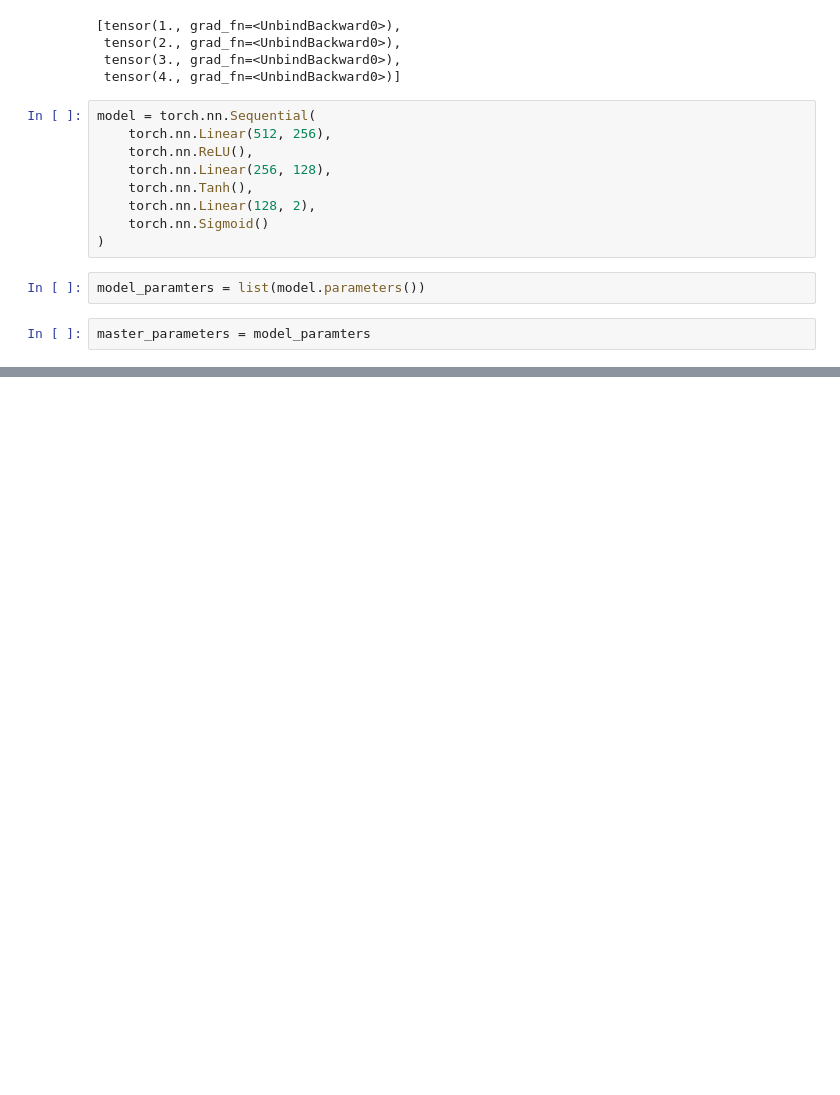
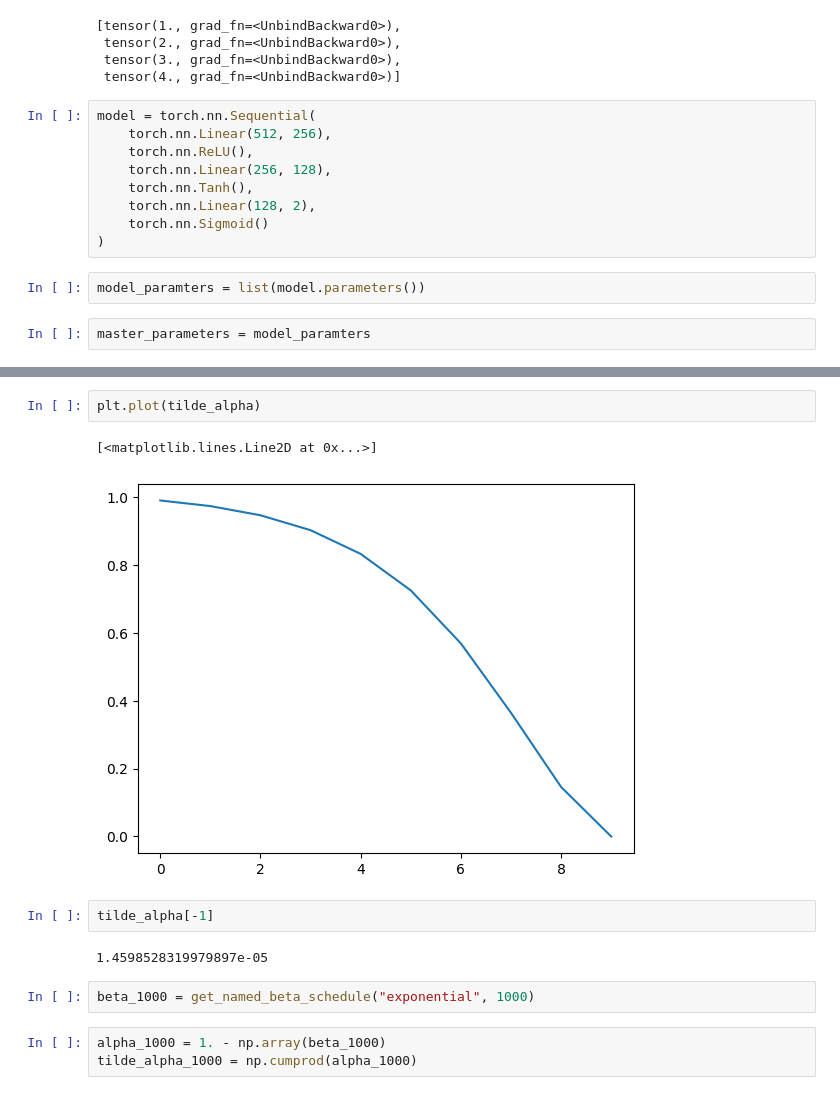
Before and after one commit to openai/improved-diffusion, a Jupyter notebook: notebook/torch_experiment.ipynb, the cells around one changed output, grey strips where cells are left out. Cells and saved outputs as stored; diff of their text form; blank space fills up the shorter version.

```diff
--- a/notebook/torch_experiment.ipynb
+++ b/notebook/torch_experiment.ipynb
@@ -26,0 +44,14 @@ master_parameters = model_paramters
+# %%
+plt.plot(tilde_alpha)
+# %% [output]
+[<matplotlib.lines.Line2D at 0x...>]
+[figure, added]
+# %%
+tilde_alpha[-1]
+# %% [output]
+1.4598528319979897e-05
+# %%
+beta_1000 = get_named_beta_schedule("exponential", 1000)
+# %%
+alpha_1000 = 1. - np.array(beta_1000)
+tilde_alpha_1000 = np.cumprod(alpha_1000)
```
Also changed, not shown: parts of 9 cells of this notebook, 1 other file.
